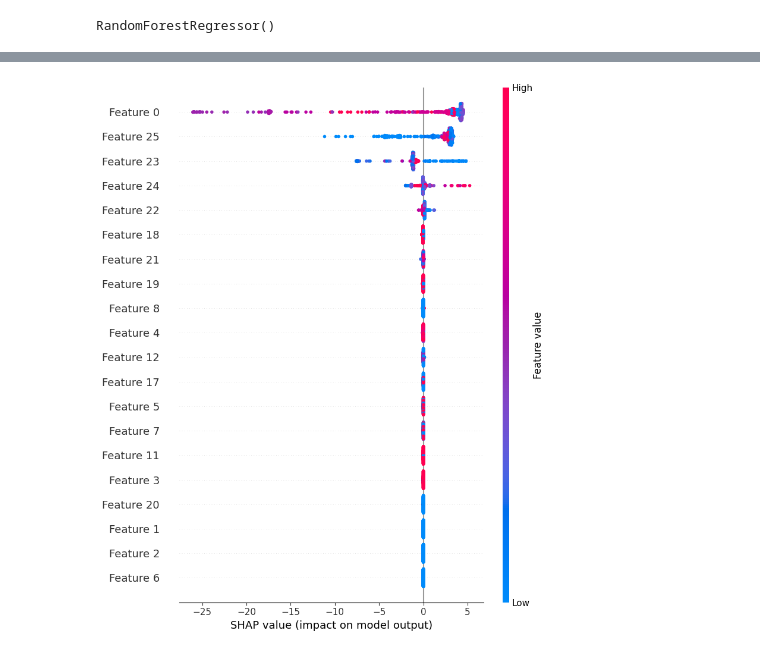
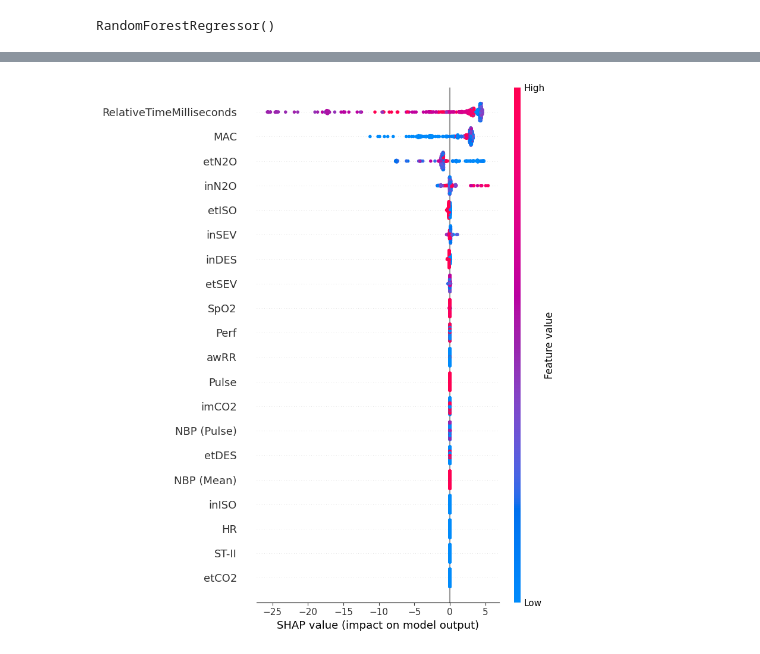
Before and after one commit to joaoavanzini/uni-queensland-vital-signs-dataset, a Jupyter notebook: shap.ipynb, the cells around one changed output, grey strips where cells are left out. Cells and saved outputs as stored; diff of their text form; code cells hidden in the pictures.

```diff
--- a/shap.ipynb
+++ b/shap.ipynb
@@ -130,7 +126,9 @@ explainer = shap.TreeExplainer(rf)
 shap_values = explainer.shap_values(X_test)
 # %% [output]
 [interactive output not drawn]
+# %%
+column_names = df.columns[:-1]
 # %%
-shap.summary_plot(shap_values, X_test)
+shap.summary_plot(shap_values, X_test, feature_names=column_names)
 # %% [output]
-[figure, old version]
+[figure, new version]
```
Also changed, not shown: parts of 9 cells of this notebook.
